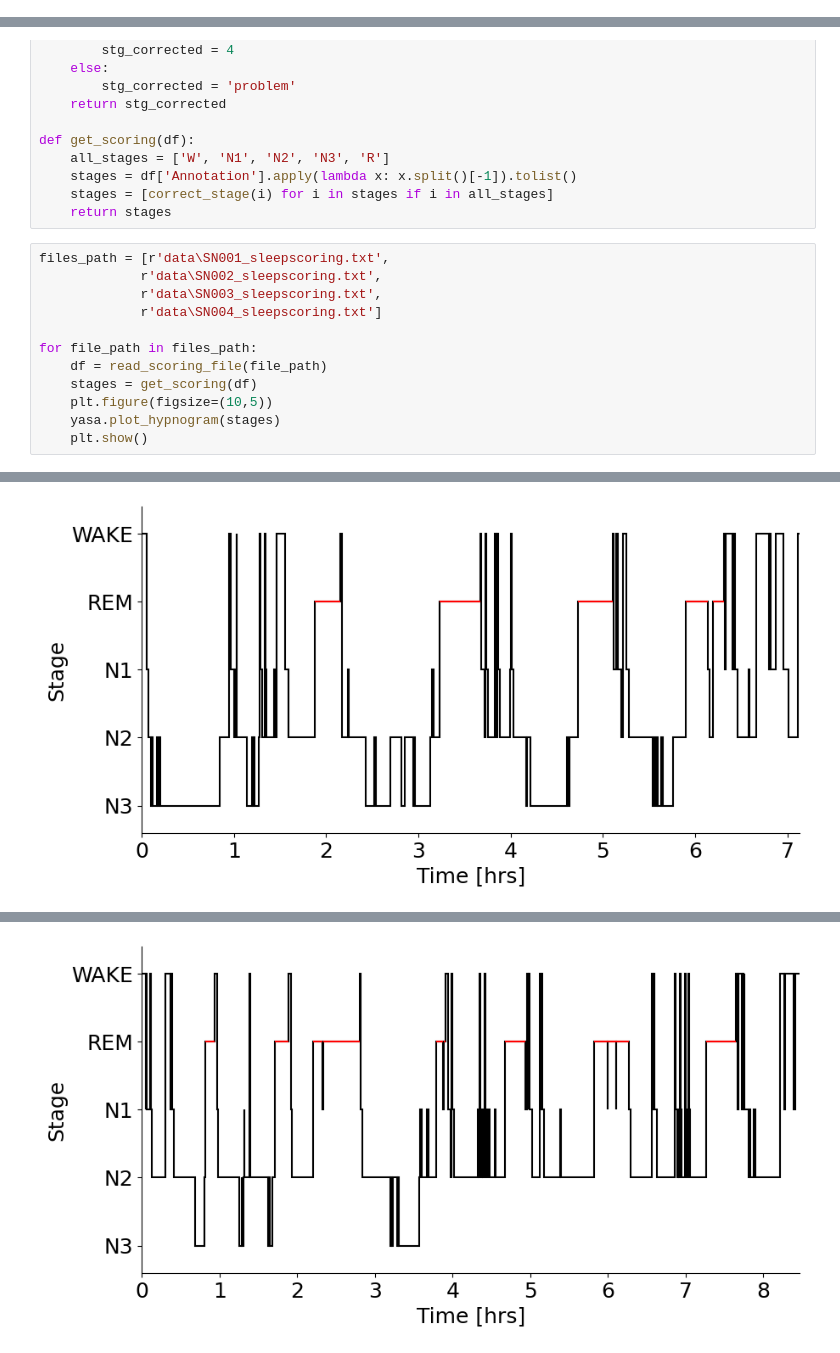
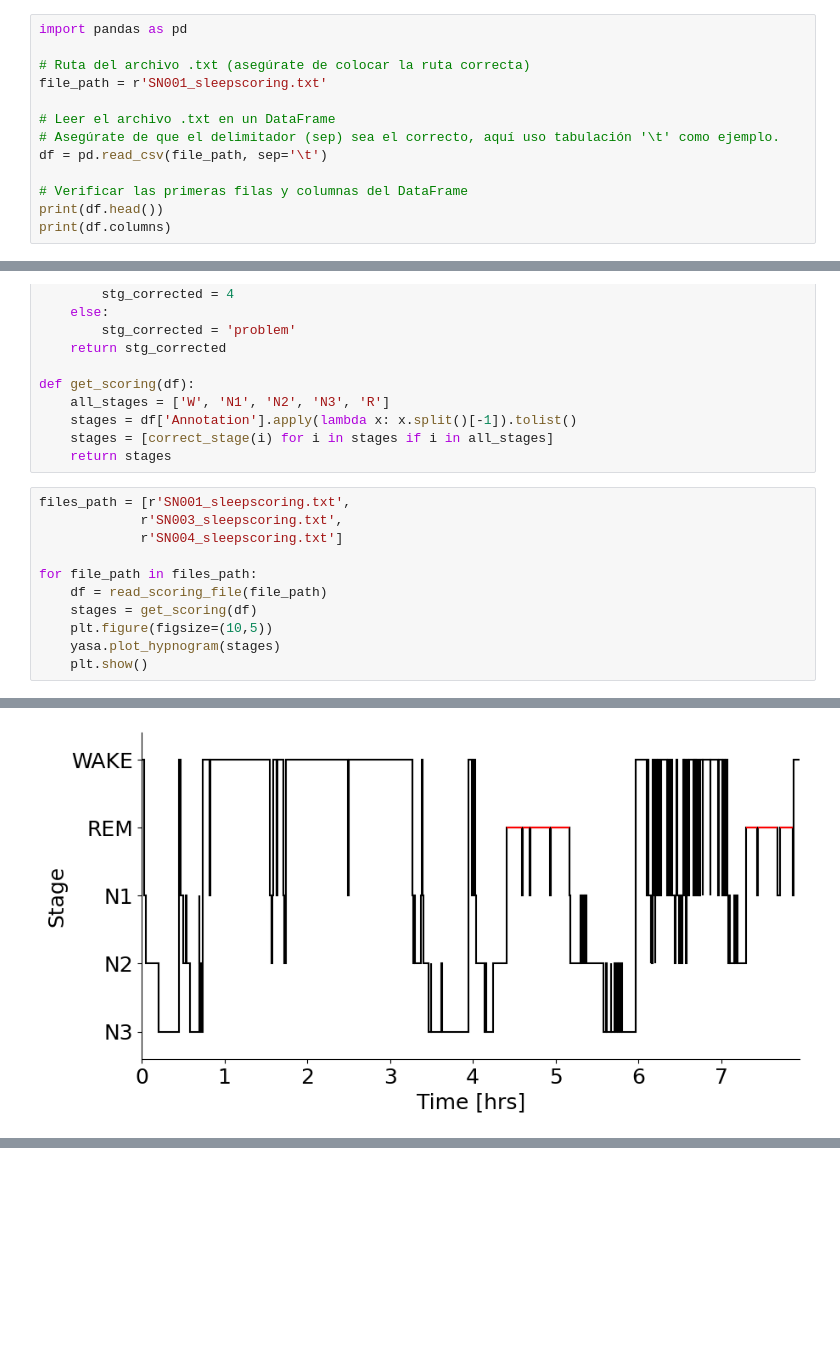
Before and after one commit to aylinavch/BCI_UNL_AllisonPeterson_course, a Jupyter notebook: final_course_project/testing_silly_things/sleep_scoring_testing.ipynb, the cells around one changed output, grey strips where cells are left out. Drawn from its saved outputs; the diff is of its cells as text; blank space fills up the shorter version.

Commit message:
add the reading of the SN001_sleepscoring.txt file
deleting the SN002_sleepscoring.txt reading

```diff
--- a/final_course_project/testing_silly_things/sleep_scoring_testing.ipynb
+++ b/final_course_project/testing_silly_things/sleep_scoring_testing.ipynb
@@ -49,3 +49,16 @@ np.random.randn(20, 3).shape
 np.array([raw.get_data()[0][:int(raw.info['sfreq']*30)],raw.get_data()[1][:int(raw.info['sfreq']*30)]]).T.shape
 # %% [output]
 (7680, 2)
+# %%
+import pandas as pd
+
+# Ruta del archivo .txt (asegúrate de colocar la ruta correcta)
+file_path = r'SN001_sleepscoring.txt'
+
+# Leer el archivo .txt en un DataFrame
+# Asegúrate de que el delimitador (sep) sea el correcto, aquí uso tabulación '\t' como ejemplo.
+df = pd.read_csv(file_path, sep='\t')
+
+# Verificar las primeras filas y columnas del DataFrame
+print(df.head())
+print(df.columns)
@@ -88,17 +107,16 @@ def get_scoring(df):
     stages = [correct_stage(i) for i in stages if i in all_stages]
     return stages
 # %%
-files_path = [r'data\SN001_sleepscoring.txt',
-             r'data\SN002_sleepscoring.txt',
-             r'data\SN003_sleepscoring.txt',
-             r'data\SN004_sleepscoring.txt']
+files_path = [r'SN001_sleepscoring.txt',
+             r'SN003_sleepscoring.txt',
+             r'SN004_sleepscoring.txt']
 
 for file_path in files_path:
     df = read_scoring_file(file_path)
     stages = get_scoring(df)
     plt.figure(figsize=(10,5))
     yasa.plot_hypnogram(stages)
     plt.show()
 # %% [output]
 [figure]
-[figure, old version]
+[figure, new version]
@@ -106,4 +124,3 @@ for file_path in files_path:
-[figure, removed]
 # %%
 plt.figure(figsize=(10,5))
 yasa.plot_hypnogram(stages)
```
Also changed, not shown: parts of 5 cells of this notebook.
